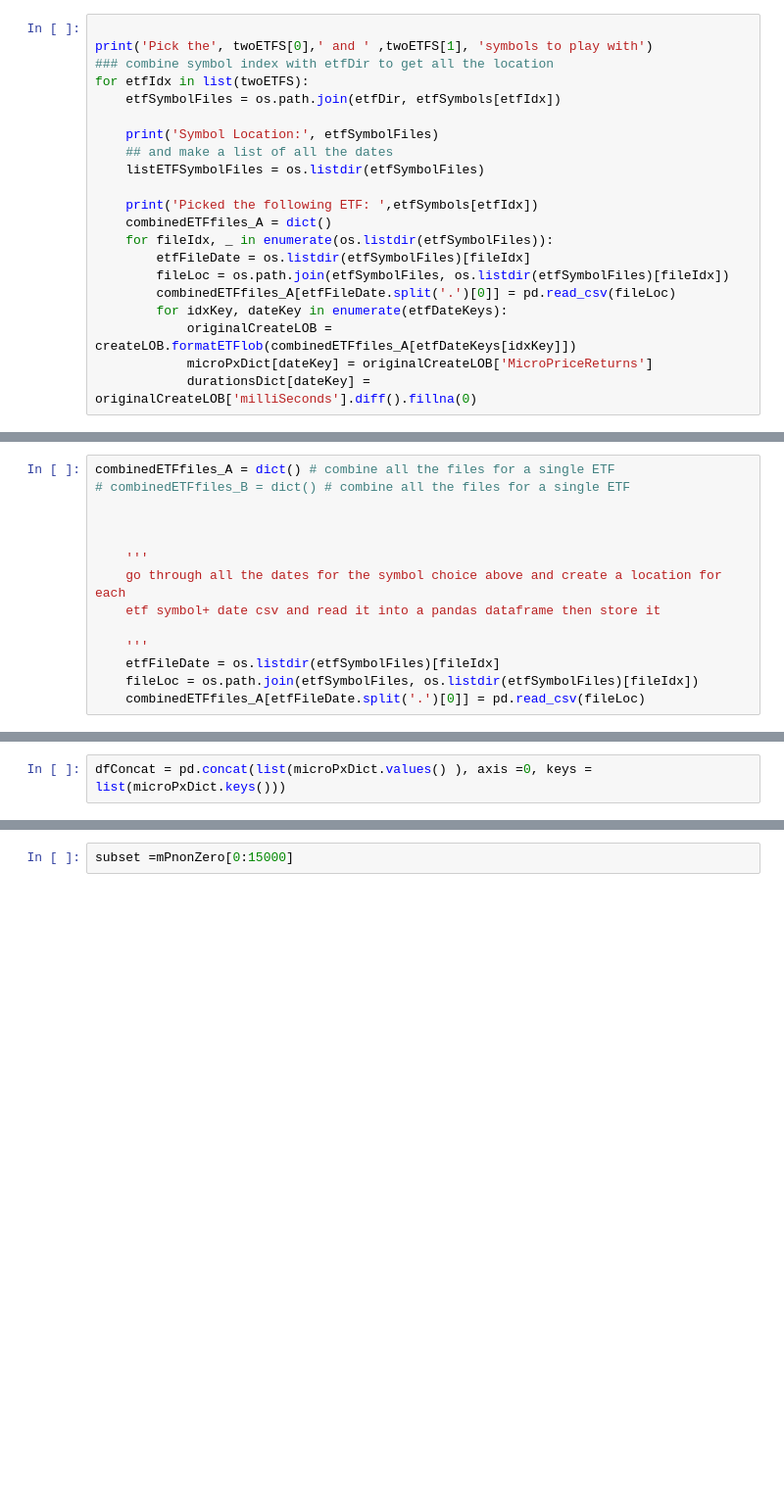
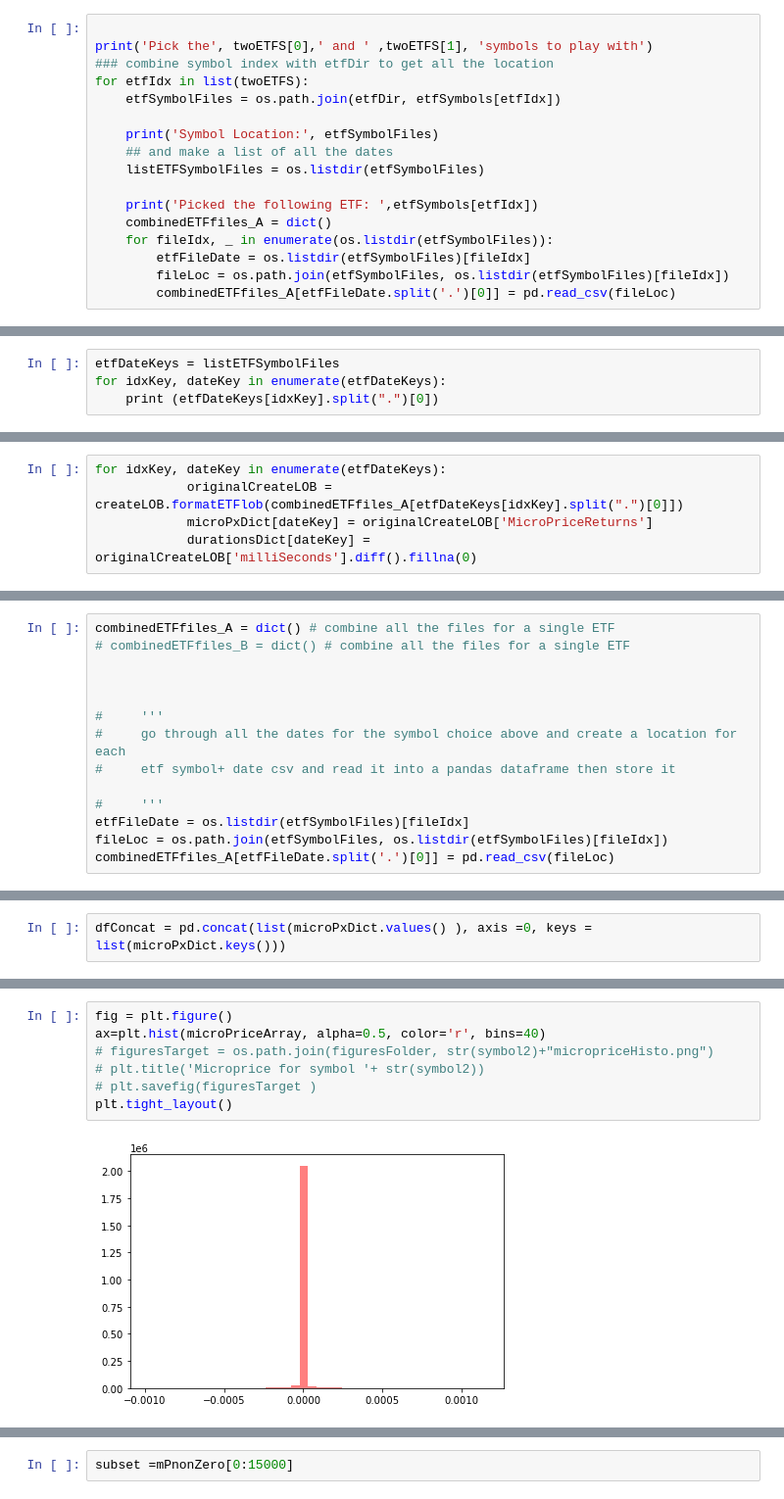
Before and after one commit to andreas-koukorinis/PaperCode, a Jupyter notebook: stylised_facts/play w Conda Environment.ipynb, the cells around one changed output, grey strips where cells are left out. Shown at 98% size. Drawn from its saved outputs; the diff is of its cells as text; blank space fills up the shorter version.

```diff
--- a/stylised_facts/play w Conda Environment.ipynb
+++ b/stylised_facts/play w Conda Environment.ipynb
@@ -37,8 +39,4 @@ for etfIdx in list(twoETFS):
         etfFileDate = os.listdir(etfSymbolFiles)[fileIdx]
         fileLoc = os.path.join(etfSymbolFiles, os.listdir(etfSymbolFiles)[fileIdx])
         combinedETFfiles_A[etfFileDate.split('.')[0]] = pd.read_csv(fileLoc)
-        for idxKey, dateKey in enumerate(etfDateKeys):
-            originalCreateLOB = createLOB.formatETFlob(combinedETFfiles_A[etfDateKeys[idxKey]])
-            microPxDict[dateKey] = originalCreateLOB['MicroPriceReturns']
-            durationsDict[dateKey] = originalCreateLOB['milliSeconds'].diff().fillna(0)
 # %% [output]
@@ -68,0 +48,4 @@ Picked the following ETF:  SPY
+# %%
+etfDateKeys = listETFSymbolFiles
+for idxKey, dateKey in enumerate(etfDateKeys):
+    print (etfDateKeys[idxKey].split(".")[0])
@@ -68,0 +73,5 @@ Picked the following ETF:  SPY
+# %%
+for idxKey, dateKey in enumerate(etfDateKeys):
+            originalCreateLOB = createLOB.formatETFlob(combinedETFfiles_A[etfDateKeys[idxKey].split(".")[0]])
+            microPxDict[dateKey] = originalCreateLOB['MicroPriceReturns']
+            durationsDict[dateKey] = originalCreateLOB['milliSeconds'].diff().fillna(0)
@@ -72,14 +85,14 @@ combinedETFfiles_A = dict() # combine all the files for a single ETF
 
 
 
-    '''
-    go through all the dates for the symbol choice above and create a location for each
-    etf symbol+ date csv and read it into a pandas dataframe then store it
+#     '''
+#     go through all the dates for the symbol choice above and create a location for each
+#     etf symbol+ date csv and read it into a pandas dataframe then store it
 
-    '''
-    etfFileDate = os.listdir(etfSymbolFiles)[fileIdx]
-    fileLoc = os.path.join(etfSymbolFiles, os.listdir(etfSymbolFiles)[fileIdx])
-    combinedETFfiles_A[etfFileDate.split('.')[0]] = pd.read_csv(fileLoc)
+#     '''
+etfFileDate = os.listdir(etfSymbolFiles)[fileIdx]
+fileLoc = os.path.join(etfSymbolFiles, os.listdir(etfSymbolFiles)[fileIdx])
+combinedETFfiles_A[etfFileDate.split('.')[0]] = pd.read_csv(fileLoc)
 # %%
 etfDateKeys =list(combinedETFfiles_A.keys())
 print('This file has ',len(etfDateKeys), 'days')
@@ -98,0 +129,9 @@ mPnonZero = microPriceArray[microPriceArray!=0]
+# %%
+fig = plt.figure()
+ax=plt.hist(microPriceArray, alpha=0.5, color='r', bins=40)
+# figuresTarget = os.path.join(figuresFolder, str(symbol2)+"micropriceHisto.png")
+# plt.title('Microprice for symbol '+ str(symbol2))
+# plt.savefig(figuresTarget )
+plt.tight_layout()
+# %% [output]
+[figure, added]
```
Also changed, not shown: parts of 17 cells of this notebook, 3 other files.
